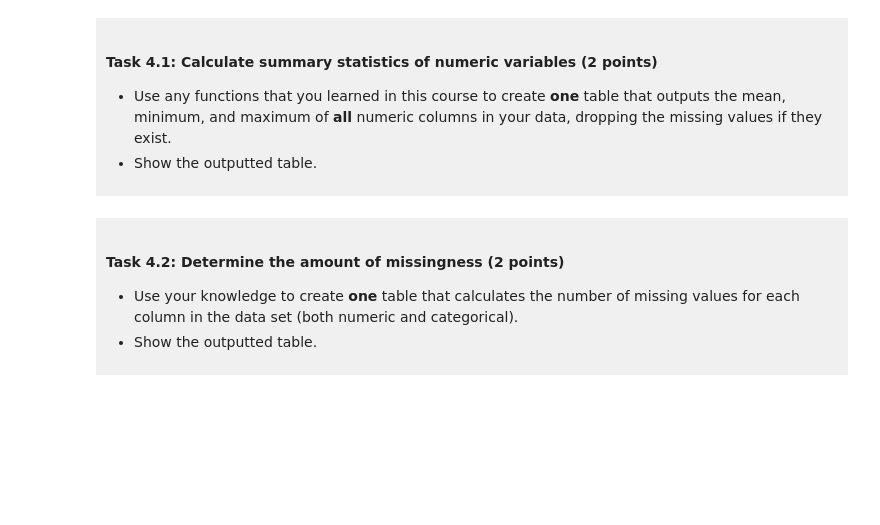
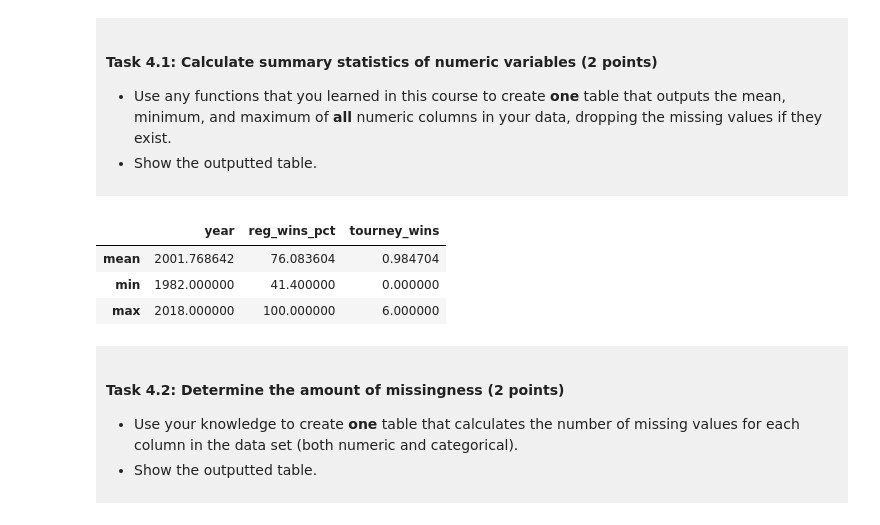
Before and after one commit to hzhou2048/dsci-100-project-harry-zhou, a Jupyter notebook: dsci-100-project-notebook.ipynb, the cells around one changed output. Cells and saved outputs as stored; diff of their text form; code cells hidden in the pictures; blank space fills up the shorter version.

```diff
--- a/dsci-100-project-notebook.ipynb
+++ b/dsci-100-project-notebook.ipynb
@@ -250,7 +250,15 @@ You will refine your research question (if needed) and produce a tidy data set.
 
 </div>
 # %%
-### EDIT THIS CODE CELL ###
+summary_stats = predict_data[["year", "reg_wins_pct", "tourney_wins"]].agg(
+    ["mean", "min", "max"]
+)
+summary_stats
+# %% [output]
+|  | year | reg_wins_pct | tourney_wins |
+| mean | 2001.768642 | 76.083604 | 0.984704 |
+| min | 1982.000000 | 41.400000 | 0.000000 |
+| max | 2018.000000 | 100.000000 | 6.000000 |
 # %% [markdown]
 <div style="background-color: #f0f0f0; padding: 10px;">
 
```
Also changed, not shown: parts of 9 cells of this notebook.
